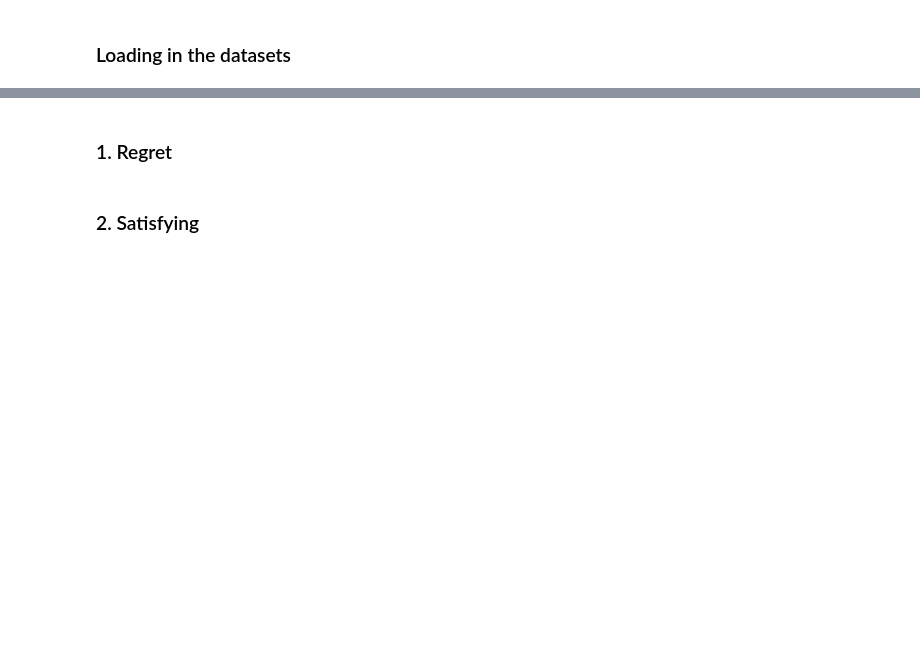
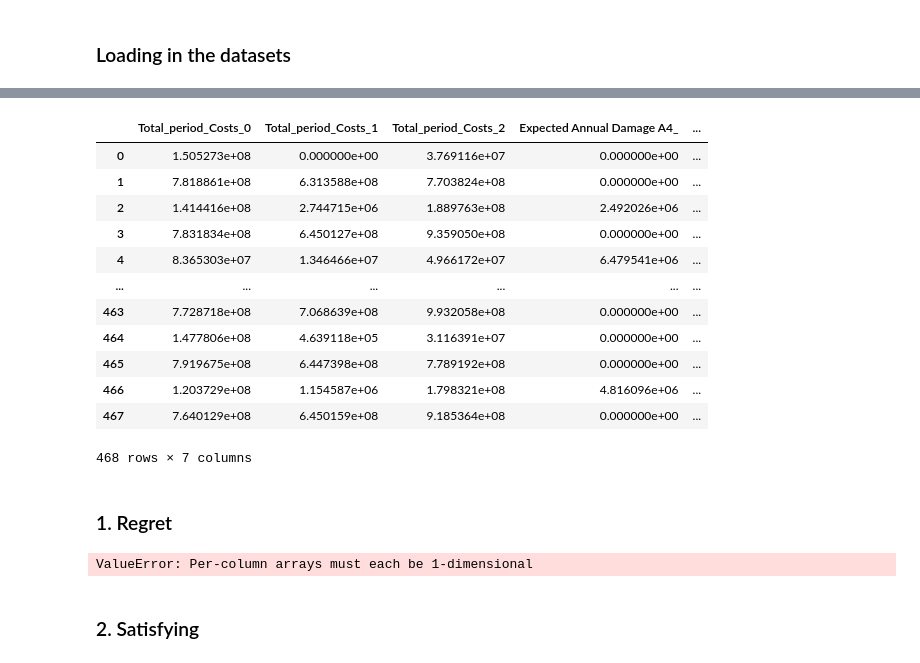
Before and after one commit to yhienz/epa141A_group3, a Jupyter notebook: final_ass_time_changed/Robustness_of_policies.ipynb, the cells around one changed output, grey strips where cells are left out. Cells and saved outputs as stored; diff of their text form; code cells hidden in the pictures; blank space fills up the shorter version.

```diff
--- a/final_ass_time_changed/Robustness_of_policies.ipynb
+++ b/final_ass_time_changed/Robustness_of_policies.ipynb
@@ -146,5 +215,62 @@ ReadError: not a gzip file
+# %%
+df_out
+# %% [output]
+|  | Total_period_Costs_0 | Total_period_Costs_1 | Total_period_Costs_2 | Expected Annual Damage A4_ | ... |
+| 0 | 1.505273e+08 | 0.000000e+00 | 3.769116e+07 | 0.000000e+00 | ... |
+| 1 | 7.818861e+08 | 6.313588e+08 | 7.703824e+08 | 0.000000e+00 | ... |
+| 2 | 1.414416e+08 | 2.744715e+06 | 1.889763e+08 | 2.492026e+06 | ... |
+| 3 | 7.831834e+08 | 6.450127e+08 | 9.359050e+08 | 0.000000e+00 | ... |
+| 4 | 8.365303e+07 | 1.346466e+07 | 4.966172e+07 | 6.479541e+06 | ... |
+| ... | ... | ... | ... | ... | ... |
+| 463 | 7.728718e+08 | 7.068639e+08 | 9.932058e+08 | 0.000000e+00 | ... |
+| 464 | 1.477806e+08 | 4.639118e+05 | 3.116391e+07 | 0.000000e+00 | ... |
+| 465 | 7.919675e+08 | 6.447398e+08 | 7.789192e+08 | 0.000000e+00 | ... |
+| 466 | 1.203729e+08 | 1.154587e+06 | 1.798321e+08 | 4.816096e+06 | ... |
+| 467 | 7.640129e+08 | 6.450159e+08 | 9.185364e+08 | 0.000000e+00 | ... |
+468 rows × 7 columns
 # %% [markdown]
 ### 1. Regret
+# %%
+import pandas as pd
+import numpy as np
+
+worstcase_regret = {}
+worstcase_max_regret = {}
+
+for outcome in model.outcomes:
+    policy_column = experiments['policy']
+
+    # Create a DataFrame with all the relevant information
+    data = pd.DataFrame({
+        outcome.name: outcomes[outcome.name],
+        "policy": experiments['policy'],
+        "scenario_id": experiments['scenario']
+    })
+
+    # Reorient the data by indexing with policy and scenario_id
+    data = data.pivot(index='scenario_id', columns='policy')
+
+    # Flatten the resulting hierarchical index resulting from pivoting
+    data.columns = data.columns.get_level_values(1)
+
+    # Control the broadcasting by converting to NumPy arrays
+    max_values = data.max(axis=1).to_numpy()[:, np.newaxis]
+    data_values = data.to_numpy()
+
+    # Calculate the outcome regret
+    outcome_regret = np.abs(max_values - data_values)
+
+    # Store the results
+    worstcase_regret[outcome.name] = outcome_regret
+    worstcase_max_regret[outcome.name] = outcome_regret.max(axis=0)
+
+# Convert the results to DataFrames if needed
+worstcase_regret_df = pd.DataFrame(worstcase_regret)
+worstcase_max_regret_df = pd.DataFrame(worstcase_max_regret)
+
+worstcase_regret_df, worstcase_max_regret_df
+# %% [output]
+ValueError: Per-column arrays must each be 1-dimensional
 # %% [markdown]
 ### 2. Satisfying
 # %% [markdown]
```
Also changed, not shown: parts of 8 cells of this notebook, 1 other file.
